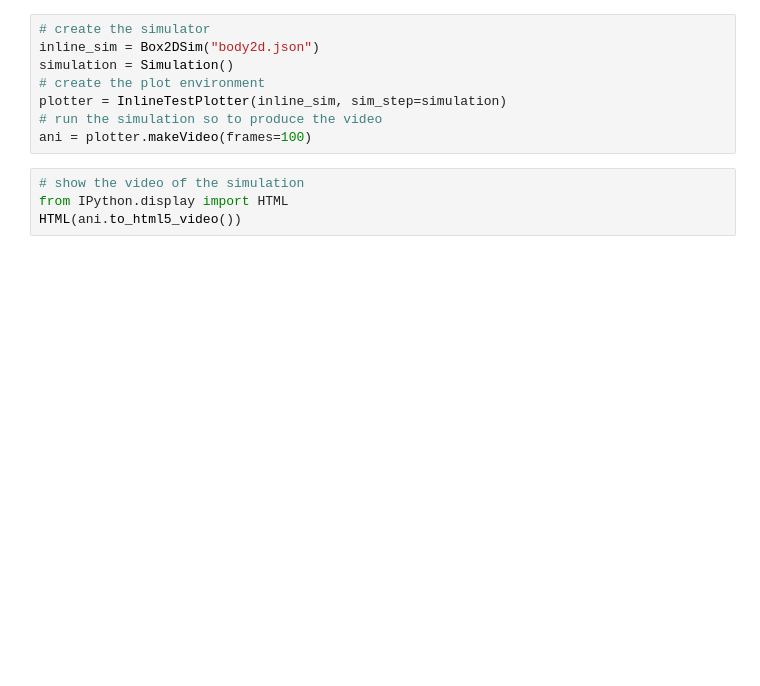
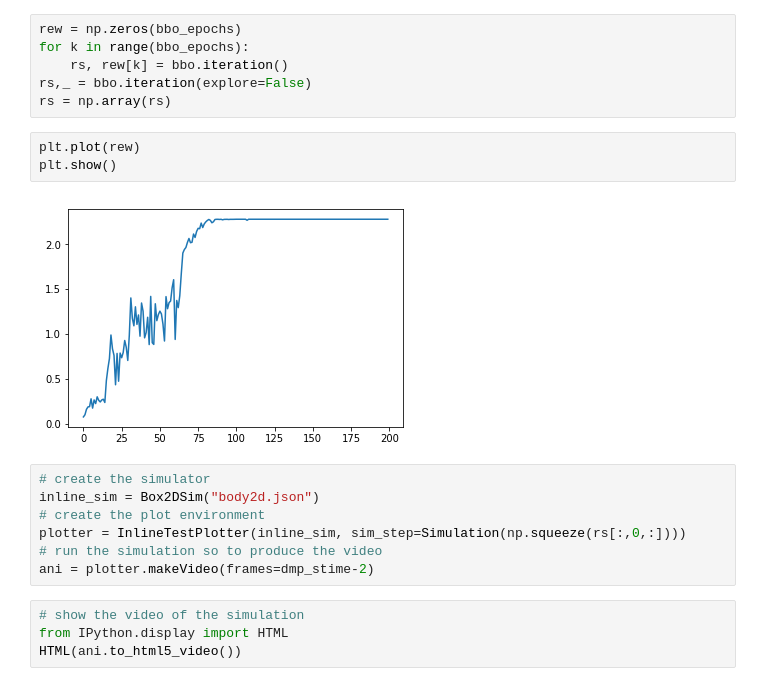
Before and after one commit to GOAL-Robots/roboschool_kuka, a Jupyter notebook: dmpgrasp.ipynb, the cells around one changed output. Drawn from its saved outputs; the diff is of its cells as text; blank space fills up the shorter version.

```diff
--- a/dmpgrasp.ipynb
+++ b/dmpgrasp.ipynb
@@ -40,11 +64,21 @@ class Simulation:
+# %%
+rew = np.zeros(bbo_epochs)
+for k in range(bbo_epochs):
+    rs, rew[k] = bbo.iteration()
+rs,_ = bbo.iteration(explore=False)
+rs = np.array(rs)
+# %%
+plt.plot(rew)
+plt.show()
+# %% [output]
+[figure, added]
 # %%
 # create the simulator
 inline_sim = Box2DSim("body2d.json")
-simulation = Simulation()
 # create the plot environment
-plotter = InlineTestPlotter(inline_sim, sim_step=simulation)
+plotter = InlineTestPlotter(inline_sim, sim_step=Simulation(np.squeeze(rs[:,0,:])))
 # run the simulation so to produce the video
-ani = plotter.makeVideo(frames=100)
+ani = plotter.makeVideo(frames=dmp_stime-2)
 # %%
 # show the video of the simulation
 from IPython.display import HTML
```
Also changed, not shown: parts of 2 cells of this notebook, 3 other files.
